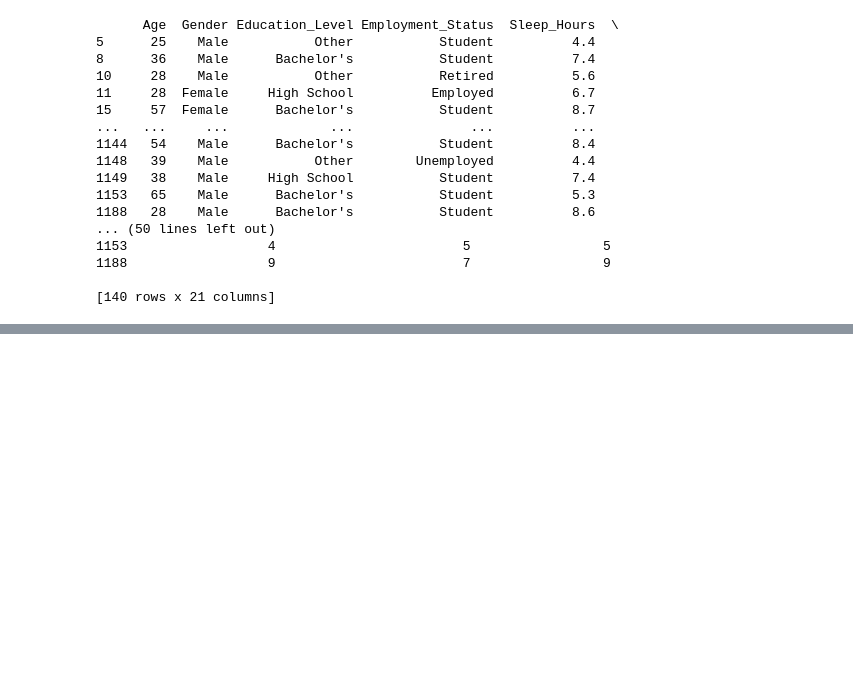
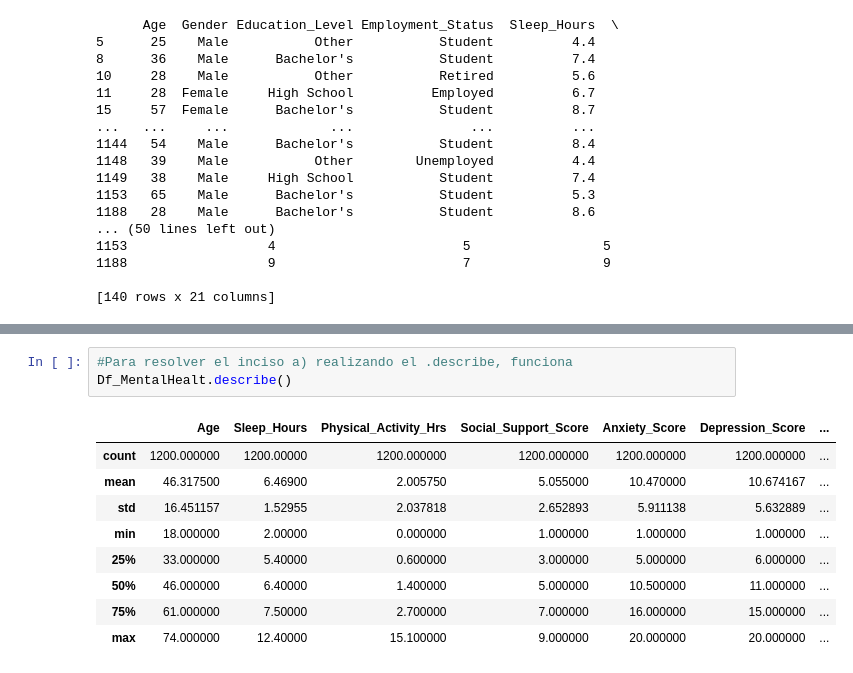
Before and after one commit to utm-ic/pr1-2-data-manipulation-Geography-OS, a Jupyter notebook: reporte_mentalhealt.ipynb, the cells around one changed output, grey strips where cells are left out. Saved outputs shown, nothing was run; the diff lists cells and outputs as text; blank space fills up the shorter version.

```diff
--- a/reporte_mentalhealt.ipynb
+++ b/reporte_mentalhealt.ipynb
@@ -252,0 +254,13 @@ print(outliers)
+# %%
+#Para resolver el inciso a) realizando el .describe, funciona
+Df_MentalHealt.describe()
+# %% [output]
+|  | Age | Sleep_Hours | Physical_Activity_Hrs | Social_Support_Score | Anxiety_Score | Depression_Score | ... |
+| count | 1200.000000 | 1200.00000 | 1200.000000 | 1200.000000 | 1200.000000 | 1200.000000 | ... |
+| mean | 46.317500 | 6.46900 | 2.005750 | 5.055000 | 10.470000 | 10.674167 | ... |
+| std | 16.451157 | 1.52955 | 2.037818 | 2.652893 | 5.911138 | 5.632889 | ... |
+| min | 18.000000 | 2.00000 | 0.000000 | 1.000000 | 1.000000 | 1.000000 | ... |
+| 25% | 33.000000 | 5.40000 | 0.600000 | 3.000000 | 5.000000 | 6.000000 | ... |
+| 50% | 46.000000 | 6.40000 | 1.400000 | 5.000000 | 10.500000 | 11.000000 | ... |
+| 75% | 61.000000 | 7.50000 | 2.700000 | 7.000000 | 16.000000 | 15.000000 | ... |
+| max | 74.000000 | 12.40000 | 15.100000 | 9.000000 | 20.000000 | 20.000000 | ... |
```
Also changed, not shown: parts of 10 cells of this notebook.
